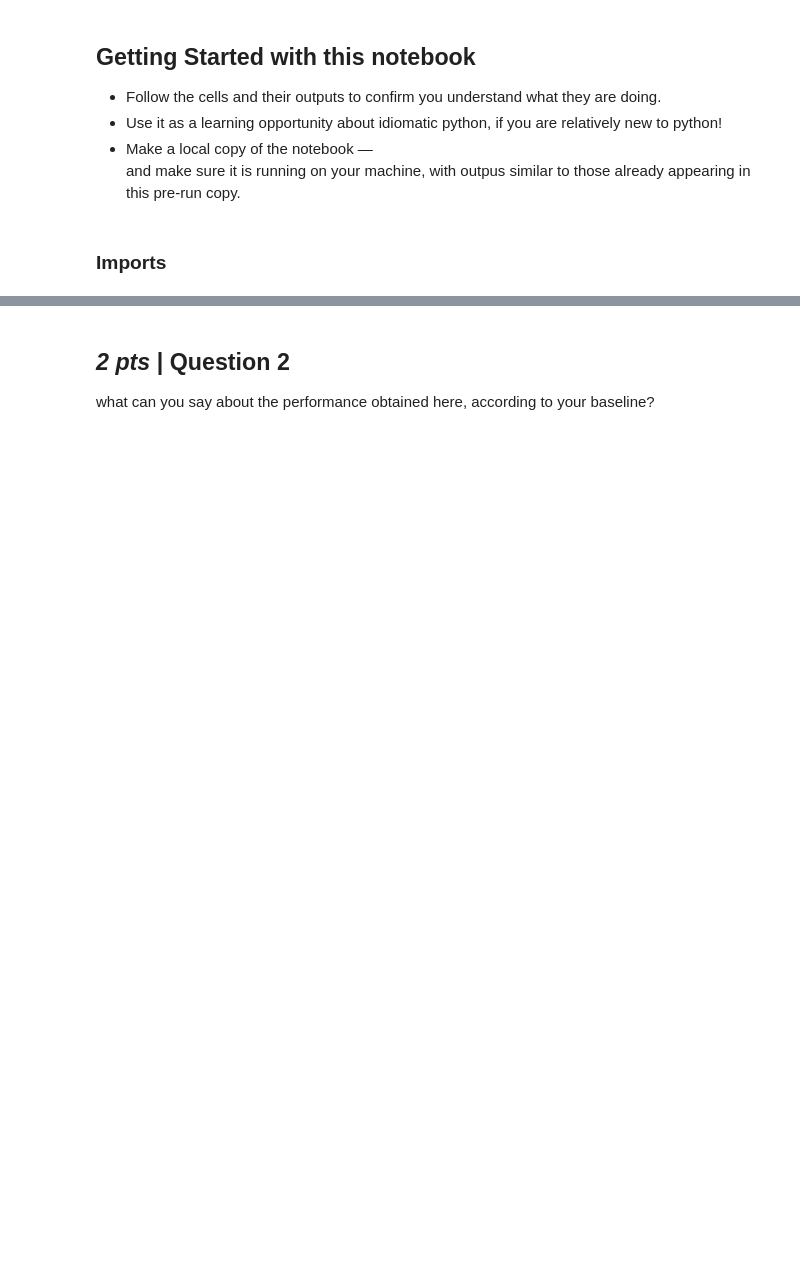
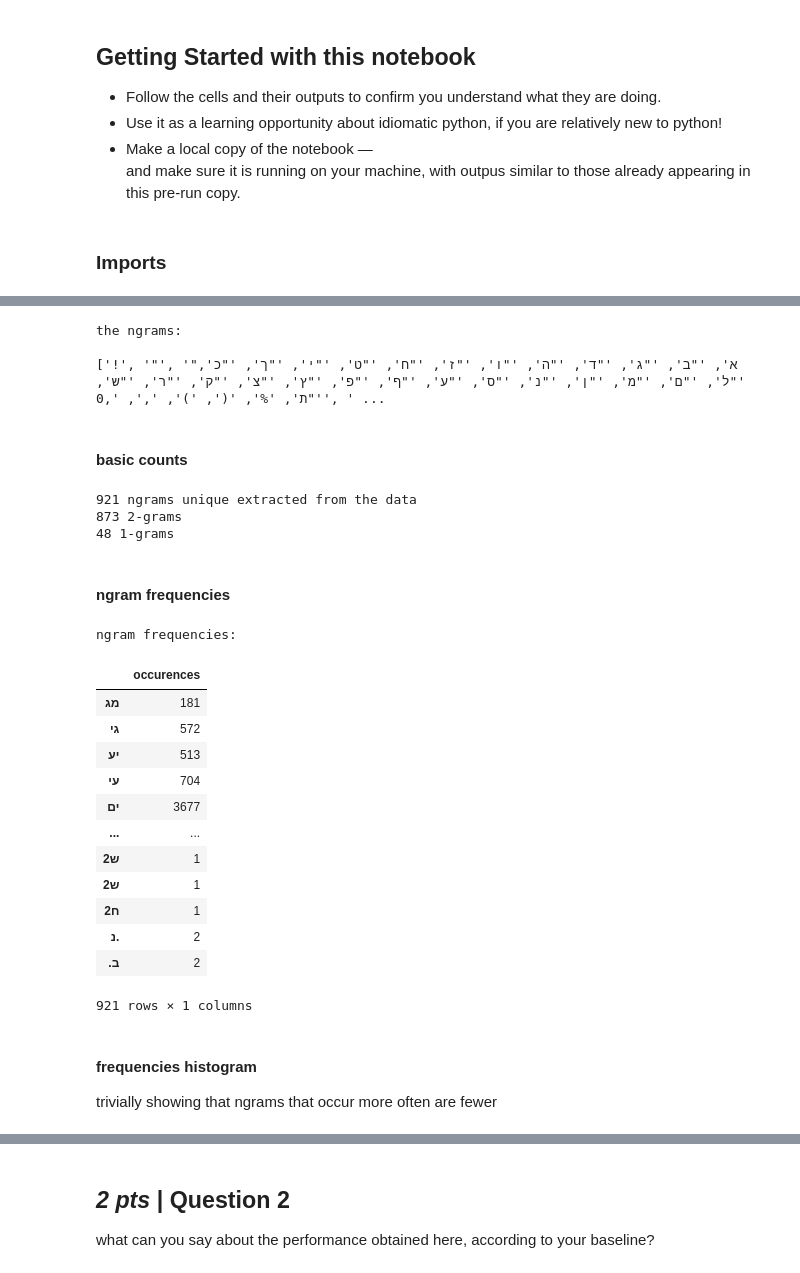
Before and after one commit to onlp-code/verb-prediction, a Jupyter notebook: Prediction Algorithms | Verb Prediction Assignment.ipynb, the cells around one changed output, grey strips where cells are left out. Cells and saved outputs as stored; diff of their text form; code cells hidden in the pictures; blank space fills up the shorter version.

```diff
--- a/Prediction Algorithms | Verb Prediction Assignment.ipynb
+++ b/Prediction Algorithms | Verb Prediction Assignment.ipynb
@@ -122,11 +66,0 @@ after removing ambiguous words:
-# %%
-characters = dict()
-
-lexicon = list(verbs.keys()) + list(non_verbs.keys())
-
-for verb in tqdm_notebook(lexicon):
-    for char in verb:
-        if char in characters:
-            characters[char] += 1
-        else:
-            characters[char] = 0
@@ -214,0 +156,18 @@ y_train = y_train_pos + y_train_neg
+# %%
+ngrams = dict()
+max_ngram_len = 2
+
+lexicon = list(verbs.keys()) + list(non_verbs.keys())
+
+# for each verb (tqdm is just a nice utility for getting a progress bar for a long loop)
+for verb in tqdm_notebook(lexicon):
+    # per ngram length
+    for ngram_len in range(1,max_ngram_len):
+        # sliding window iterate its ngrams
+        for idx in range(len(verb) - ngram_len + 1):
+            ngram = verb[idx : idx + 2]
+
+            if ngram in ngrams:
+                ngrams[ngram] += 1
+            else:
+                ngrams[ngram] = 1
@@ -214,0 +176,45 @@ y_train = y_train_pos + y_train_neg
+# %%
+print("the ngrams:\n")
+print(str(sorted(ngrams.keys())))
+# %% [output]
+the ngrams:
+
+['!', '"', '"א', '"ב', '"ג', '"ד', '"ה', '"ו', '"ז', '"ח', '"ט', '"י', '"ך', '"כ', '"ל', '"ם', '"מ', '"ן', '"נ', '"ס', '"ע', '"ף', '"פ', '"ץ', '"צ', '"ק', '"ר', '"ש', '"ת', '%', '(', ')', ',', ',0', ' ...
+# %% [markdown]
+#### basic counts
+# %%
+print('{} ngrams unique extracted from the data'.format(len(ngrams)))
+_1grams = list(filter(lambda ngram: len(ngram) == 1, ngrams))
+_2grams = list(filter(lambda ngram: len(ngram) == 2, ngrams))
+print('{} 2-grams'.format(len(_2grams)))
+print('{} 1-grams'.format(len(_1grams)))
+# %% [output]
+921 ngrams unique extracted from the data
+873 2-grams
+48 1-grams
+# %% [markdown]
+#### ngram frequencies
+# %%
+hist_data = pd.DataFrame.from_dict(ngrams, orient='index', columns=['occurences'])
+
+print("ngram frequencies:")
+with pd.option_context("display.max_rows", 10):
+    display(hist_data)
+# %% [output]
+ngram frequencies:
+|  | occurences |
+| מג | 181 |
+| גי | 572 |
+| יע | 513 |
+| עי | 704 |
+| ים | 3677 |
+| ... | ... |
+| 2ש | 1 |
+| ש2 | 1 |
+| 2ח | 1 |
+| נ. | 2 |
+| .ב | 2 |
+921 rows × 1 columns
+# %% [markdown]
+#### frequencies histogram
+trivially showing that ngrams that occur more often are fewer
```
Also changed, not shown: parts of 64 cells of this notebook.
